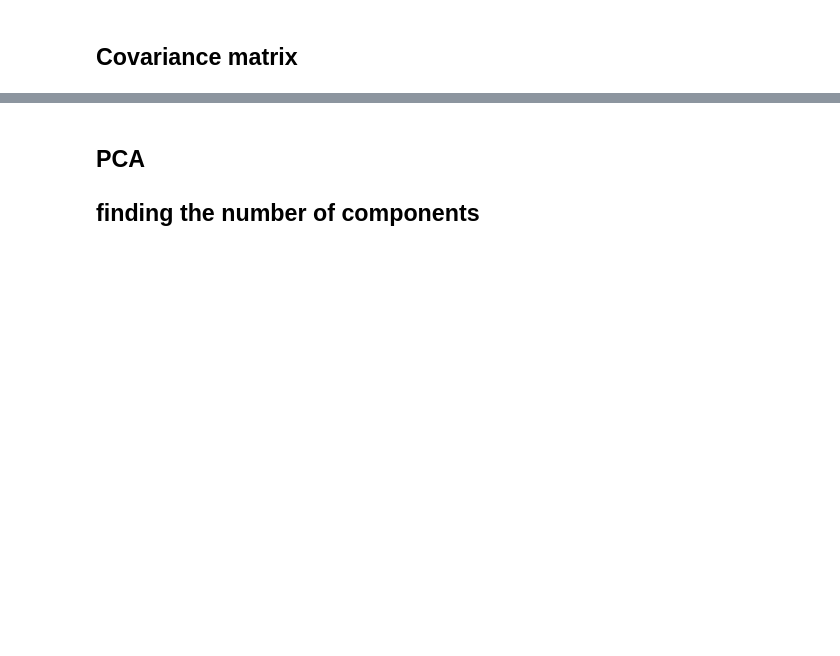
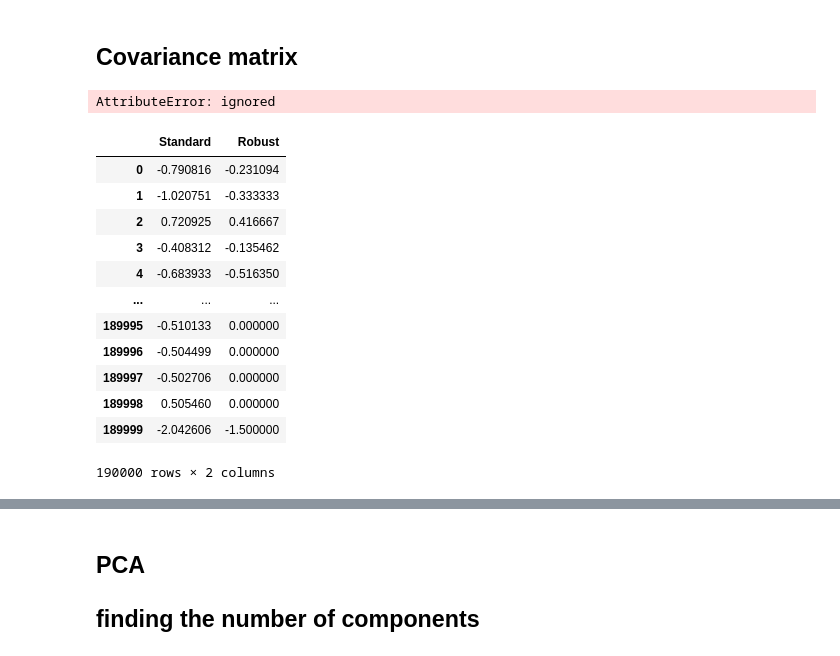
Before and after one commit to cfreeman22/d212_data_mining_2, a Jupyter notebook: D212_task2_PCA.ipynb, the cells around one changed output, grey strips where cells are left out. Cells and saved outputs as stored; diff of their text form; code cells hidden in the pictures; blank space fills up the shorter version.

```diff
--- a/D212_task2_PCA.ipynb
+++ b/D212_task2_PCA.ipynb
@@ -118,0 +197,42 @@ df_scaled.head()
+# %%
+df3 = df2.copy()
+df4 = df2.copy()
+# %%
+robust_scaler = RobustScaler()
+
+# calculate median and IQR
+robust_scaler.fit(df3)
+
+# scale all data points using median and IQR
+robust_scaled_data = robust_scaler.transform(df3)
+# %%
+standard_scaler = StandardScaler()
+# combine both fit & transform into one call
+standard_scaled_data = standard_scaler.fit_transform(df3)
+# %%
+standard_scaled_data.head()
+# %% [output]
+AttributeError: ignored
+# %%
+# dataframe with both standard and robust scaled values
+scaled_values = pd.DataFrame({
+    #'zsore' : df_scaled.reshape(-1),
+    'Standard': standard_scaled_data.reshape(-1),
+    'Robust': robust_scaled_data.reshape(-1)
+})
+# %%
+scaled_values
+# %% [output]
+|  | Standard | Robust |
+| 0 | -0.790816 | -0.231094 |
+| 1 | -1.020751 | -0.333333 |
+| 2 | 0.720925 | 0.416667 |
+| 3 | -0.408312 | -0.135462 |
+| 4 | -0.683933 | -0.516350 |
+| ... | ... | ... |
+| 189995 | -0.510133 | 0.000000 |
+| 189996 | -0.504499 | 0.000000 |
+| 189997 | -0.502706 | 0.000000 |
+| 189998 | 0.505460 | 0.000000 |
+| 189999 | -2.042606 | -1.500000 |
+190000 rows × 2 columns
```
Also changed, not shown: parts of 17 cells of this notebook.
